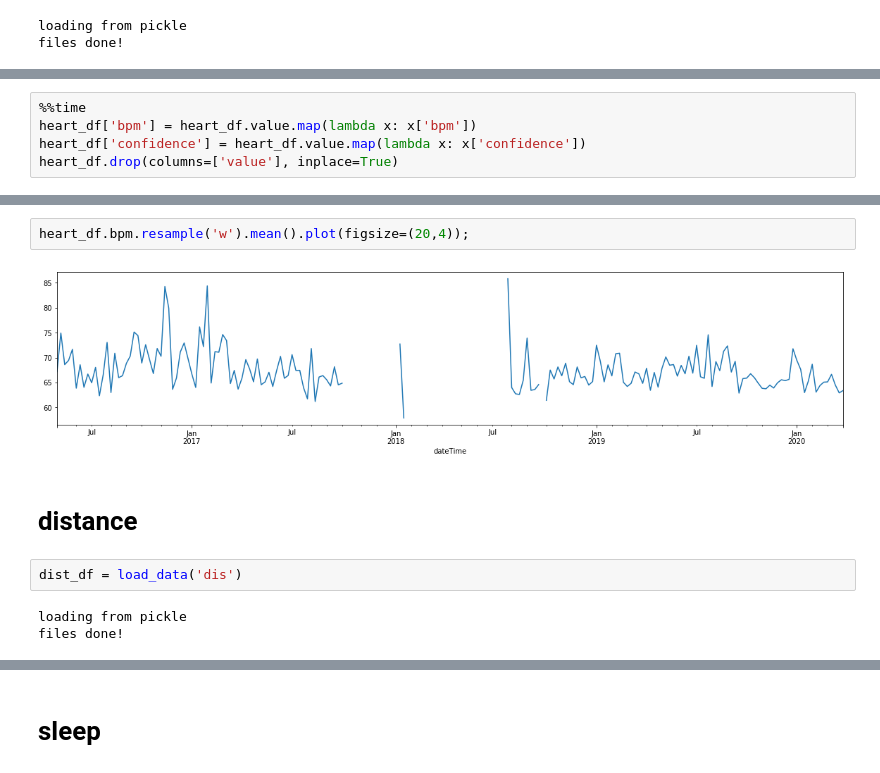
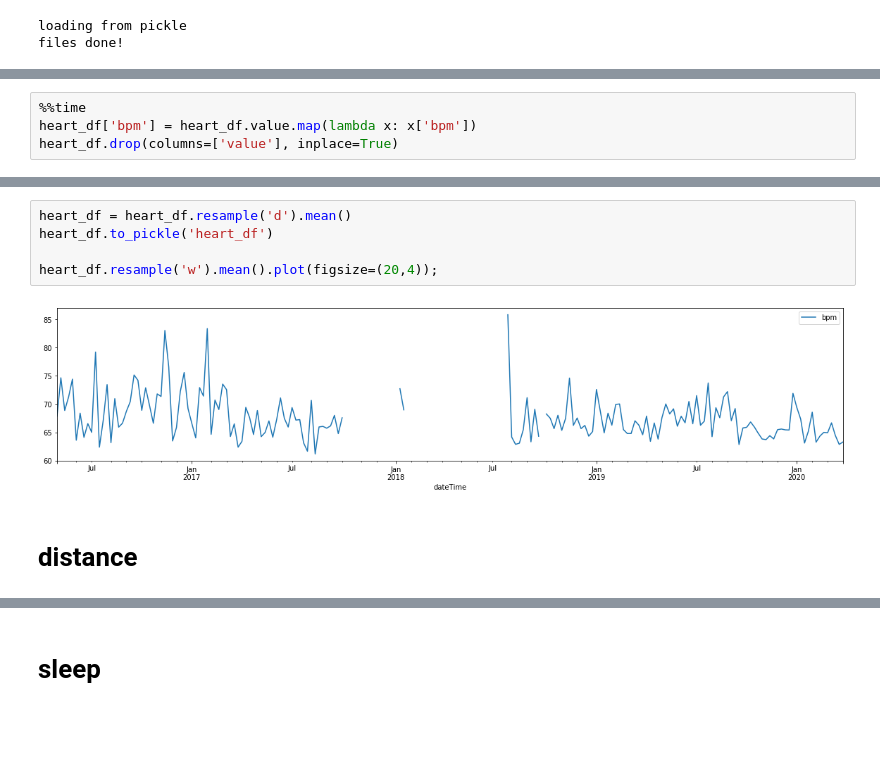
Before and after one commit to DanCorley/fitbit_data, a Jupyter notebook: fitbit.ipynb, the cells around one changed output, grey strips where cells are left out. Drawn from its saved outputs; the diff is of its cells as text; blank space fills up the shorter version.

```diff
--- a/fitbit.ipynb
+++ b/fitbit.ipynb
@@ -78,6 +76,5 @@ heart_df.shape
 # %%
 %%time
 heart_df['bpm'] = heart_df.value.map(lambda x: x['bpm'])
-heart_df['confidence'] = heart_df.value.map(lambda x: x['confidence'])
 heart_df.drop(columns=['value'], inplace=True)
 # %% [output]
@@ -103,11 +83,9 @@ heart_df
 # %%
-heart_df.bpm.resample('w').mean().plot(figsize=(20,4));
+heart_df = heart_df.resample('d').mean()
+heart_df.to_pickle('heart_df')
+
+heart_df.resample('w').mean().plot(figsize=(20,4));
 # %% [output]
-[figure, old version]
+[figure, new version]
 # %% [markdown]
 # distance
-# %%
-dist_df = load_data('dis')
-# %% [output]
-loading from pickle
-files done!
```
Also changed, not shown: parts of 23 cells of this notebook, 4 other files.
